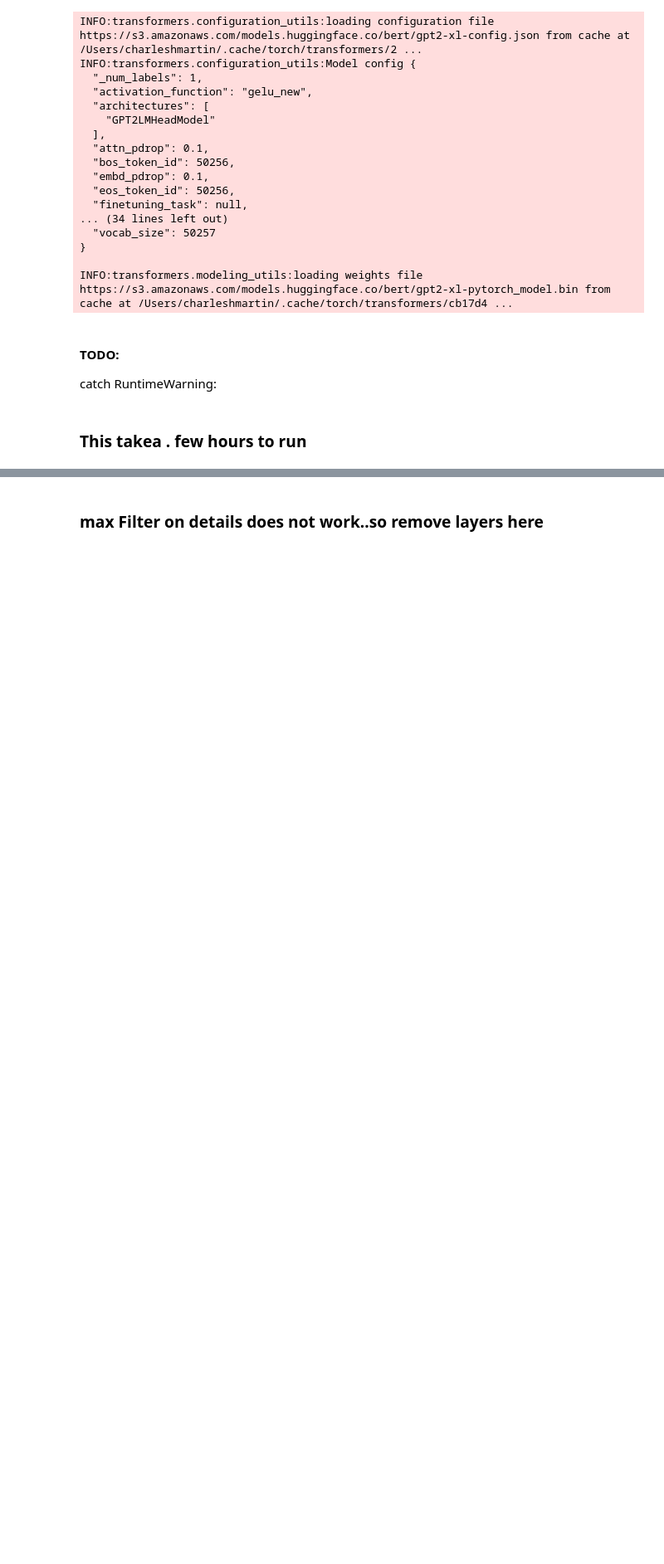
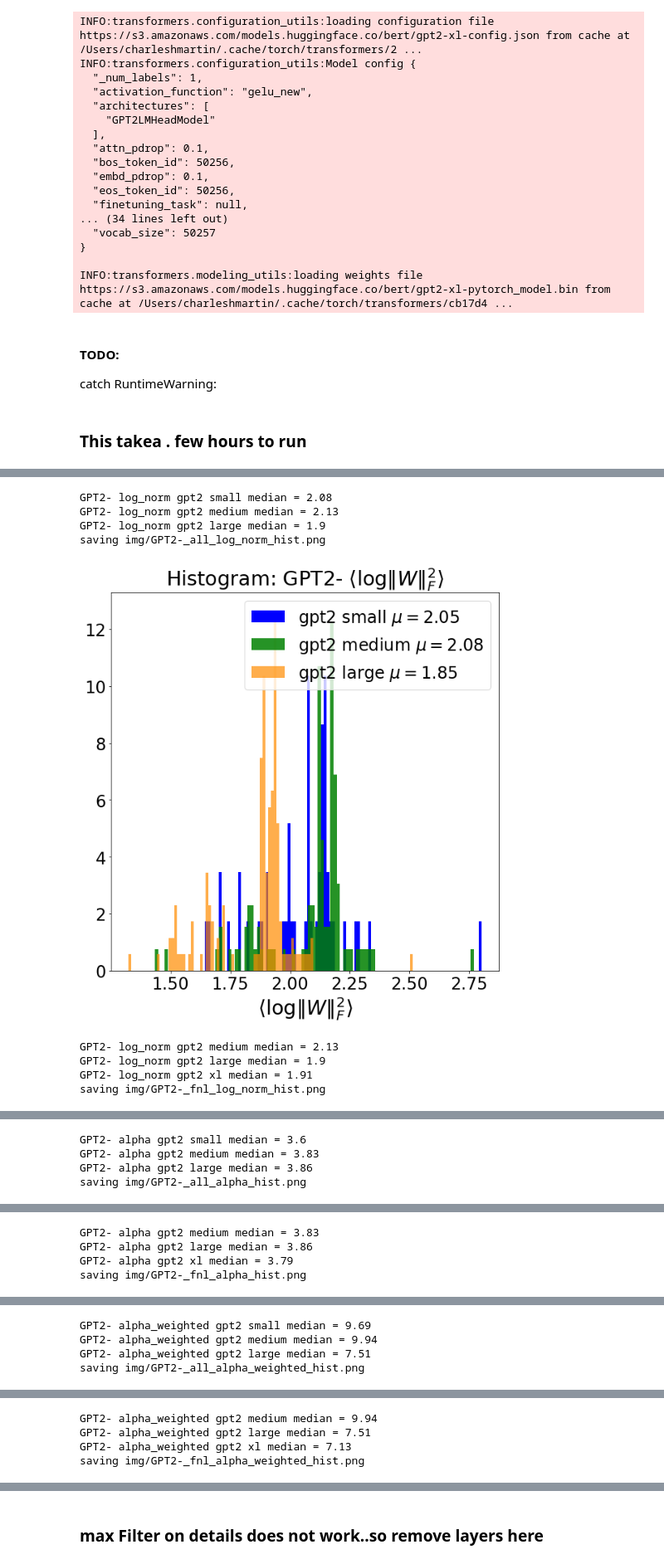
Before and after one commit to CalculatedContent/ww-trends-2020, a Jupyter notebook: WeightWatcher-OpenAI-GPT2.ipynb, the cells around one changed output, grey strips where cells are left out. Shown at 83% size. Cells and saved outputs as stored; diff of their text form; code cells hidden in the pictures; blank space fills up the shorter version.

Commit message:
GPT2 images ren amed and fixed

```diff
--- a/WeightWatcher-OpenAI-GPT2.ipynb
+++ b/WeightWatcher-OpenAI-GPT2.ipynb
@@ -207,4 +216,14 @@ params = {'legend.fontsize': 'large',
 plt.rcParams.update(params)
 # %%
 MP.plot_all_metric_histograms( \
-    series_name, all_names, colors, all_summaries, all_details, [1,2,3])
+    series_name+'-', all_names, colors, all_summaries, all_details, [1,2,3])
+# %% [output]
+GPT2- log_norm gpt2 small median = 2.08
+GPT2- log_norm gpt2 medium median = 2.13
+GPT2- log_norm gpt2 large median = 1.9
+saving img/GPT2-_all_log_norm_hist.png
+[figure, added]
+GPT2- log_norm gpt2 medium median = 2.13
+GPT2- log_norm gpt2 large median = 1.9
+GPT2- log_norm gpt2 xl median = 1.91
+saving img/GPT2-_fnl_log_norm_hist.png
@@ -210,0 +231,4 @@ MP.plot_all_metric_histograms( \
+GPT2- alpha gpt2 small median = 3.6
+GPT2- alpha gpt2 medium median = 3.83
+GPT2- alpha gpt2 large median = 3.86
+saving img/GPT2-_all_alpha_hist.png
@@ -210,0 +236,4 @@ MP.plot_all_metric_histograms( \
+GPT2- alpha gpt2 medium median = 3.83
+GPT2- alpha gpt2 large median = 3.86
+GPT2- alpha gpt2 xl median = 3.79
+saving img/GPT2-_fnl_alpha_hist.png
@@ -210,0 +241,4 @@ MP.plot_all_metric_histograms( \
+GPT2- alpha_weighted gpt2 small median = 9.69
+GPT2- alpha_weighted gpt2 medium median = 9.94
+GPT2- alpha_weighted gpt2 large median = 7.51
+saving img/GPT2-_all_alpha_weighted_hist.png
@@ -210,0 +246,4 @@ MP.plot_all_metric_histograms( \
+GPT2- alpha_weighted gpt2 medium median = 9.94
+GPT2- alpha_weighted gpt2 large median = 7.51
+GPT2- alpha_weighted gpt2 xl median = 7.13
+saving img/GPT2-_fnl_alpha_weighted_hist.png
```
Also changed, not shown: parts of 9 cells of this notebook.
